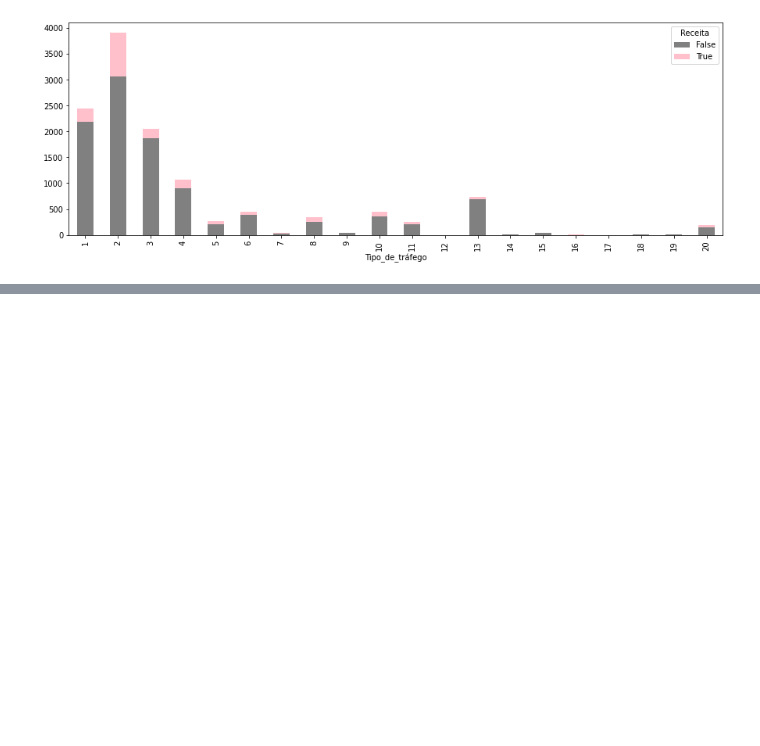
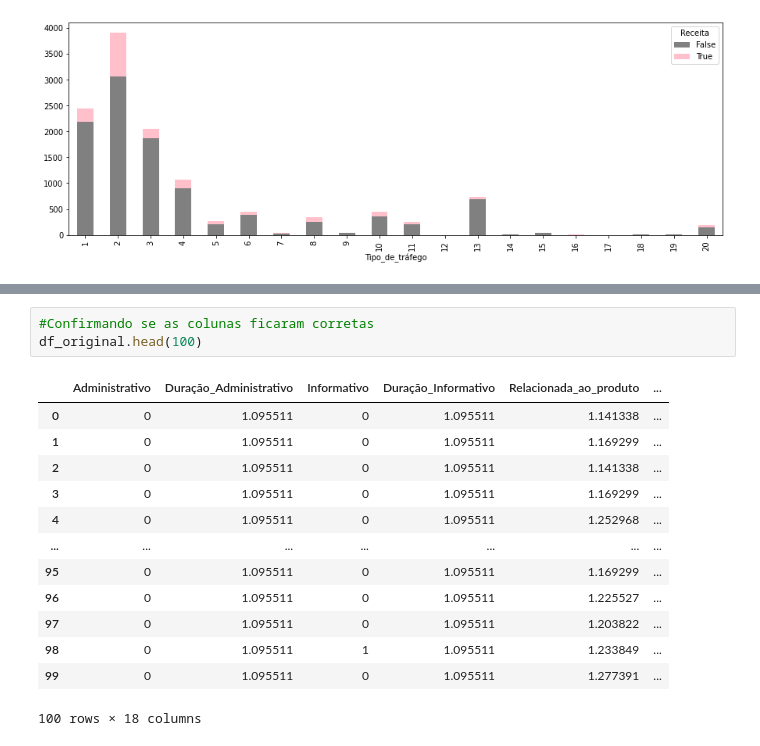
Before and after one commit to JulianaRamos2021/Previsao_compras, a Jupyter notebook: Previsão_de_compras_Ecommerce.ipynb, the cells around one changed output, grey strips where cells are left out. Drawn from its saved outputs; the diff is of its cells as text; blank space fills up the shorter version.

```diff
--- a/Previsão_de_compras_Ecommerce.ipynb
+++ b/Previsão_de_compras_Ecommerce.ipynb
@@ -380,0 +395,17 @@ pd.crosstab(df['Tipo_de_tráfego'], df['Receita']).plot(kind = 'bar',
+# %%
+#Confirmando se as colunas ficaram corretas
+df_original.head(100)
+# %% [output]
+|  | Administrativo | Duração_Administrativo | Informativo | Duração_Informativo | Relacionada_ao_produto | ... |
+| 0 | 0 | 1.095511 | 0 | 1.095511 | 1.141338 | ... |
+| 1 | 0 | 1.095511 | 0 | 1.095511 | 1.169299 | ... |
+| 2 | 0 | 1.095511 | 0 | 1.095511 | 1.141338 | ... |
+| 3 | 0 | 1.095511 | 0 | 1.095511 | 1.169299 | ... |
+| 4 | 0 | 1.095511 | 0 | 1.095511 | 1.252968 | ... |
+| ... | ... | ... | ... | ... | ... | ... |
+| 95 | 0 | 1.095511 | 0 | 1.095511 | 1.169299 | ... |
+| 96 | 0 | 1.095511 | 0 | 1.095511 | 1.225527 | ... |
+| 97 | 0 | 1.095511 | 0 | 1.095511 | 1.203822 | ... |
+| 98 | 0 | 1.095511 | 1 | 1.095511 | 1.233849 | ... |
+| 99 | 0 | 1.095511 | 0 | 1.095511 | 1.277391 | ... |
+100 rows × 18 columns
```
Also changed, not shown: parts of 16 cells of this notebook.
